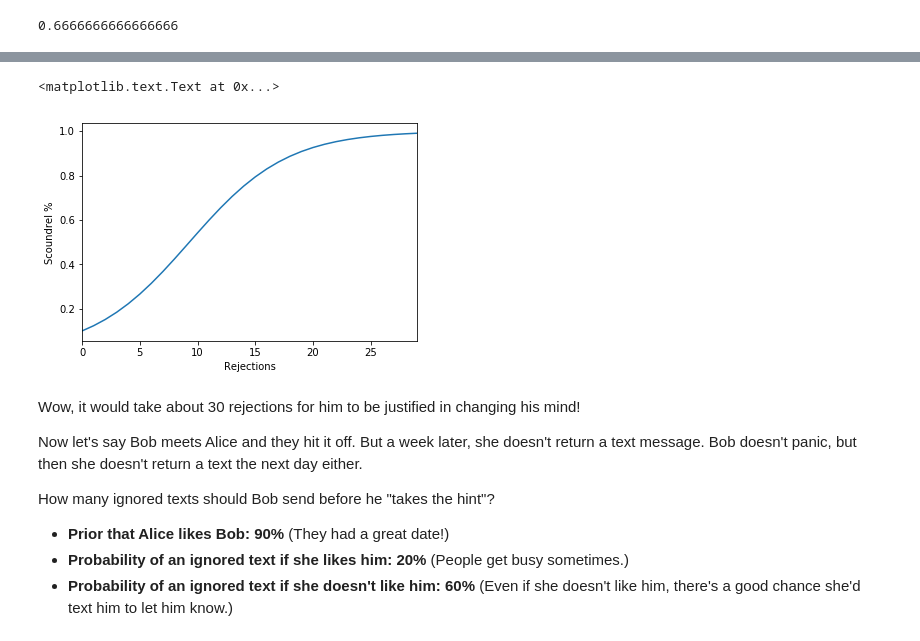
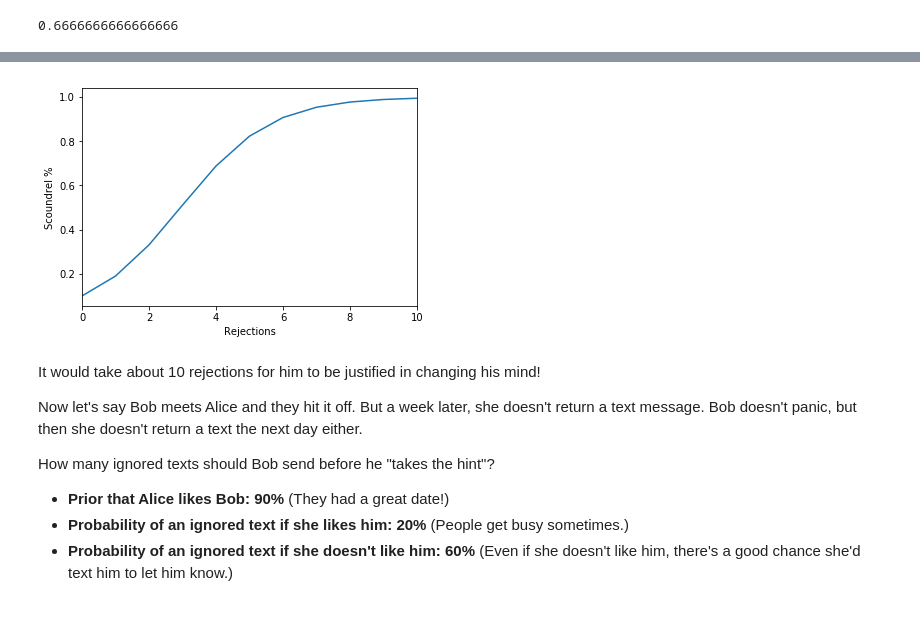
Before and after one commit to vincefav/bayes, a Jupyter notebook: Bayes_Simulator.ipynb, the cells around one changed output, grey strips where cells are left out. Saved outputs shown, nothing was run; the diff lists cells and outputs as text; code cells hidden in the pictures.

```diff
--- a/Bayes_Simulator.ipynb
+++ b/Bayes_Simulator.ipynb
@@ -110,40 +138,3 @@ posterior =\
 posterior
 # %% [output]
 0.6666666666666666
-# %%
-p_of_a = .01
-p_of_b_given_a = 80/100
-p_of_b_given_NOT_a = 950/9900
-
-# Probability of a positive test given you're sick
-true_positive = p_of_b_given_a * p_of_a
-
-# Probability of a positive test given you're NOT sick
-false_positive = p_of_b_given_NOT_a * (1 - p_of_a)
-
-# Probability that you're NOT sick
-p_of_NOT_a = 1 - p_of_a
-
-# Probability of a negative test
-p_of_NOT_b = 1 - (true_positive + false_positive)
-
-# Probability of a negative test given you're NOT sick
-p_of_NOT_b_given_NOT_a = 1 - p_of_b_given_NOT_a
-true_negative = p_of_NOT_b_given_NOT_a
-
-# Probability of a negative test given you're sick
-false_negative = 1 - true_negative - true_positive - false_positive
-p_of_NOT_b_given_a = false_negative
-# (I solved this one the other way around)
-
-# [P(~B|~A) x P(~A)] / P(~B)
-
-posterior_pos =\
-(true_positive)/\
-(true_positive + false_positive)
-
-posterior_neg =\
-(true_negative)/\
-(true_negative + false_negative)
-
-false_negative + true_negative + false_positive + true_positive
@@ -189,14 +186,13 @@ Here are the probabilities I assign to the problem. Of course, this is pretty su
 # %%
-scoundrel = count_bayes(.10, .95, .75)
+scoundrel = count_bayes(.10, .95, .45)
 
 scoundrel.plot()
 plt.xlabel('Rejections')
-plt.ylabel('Scoundrel %')
+plt.ylabel('Scoundrel %');
 # %% [output]
-<matplotlib.text.Text at 0x...>
-[figure, old version]
+[figure, new version]
 # %% [markdown]
-Wow, it would take about 30 rejections for him to be justified in changing his mind!
+It would take about 10 rejections for him to be justified in changing his mind!
 
 Now let's say Bob meets Alice and they hit it off. But a week later, she doesn't return a text message. Bob doesn't panic, but then she doesn't return a text the next day either.
 
```
Also changed, not shown: parts of 28 cells of this notebook.
